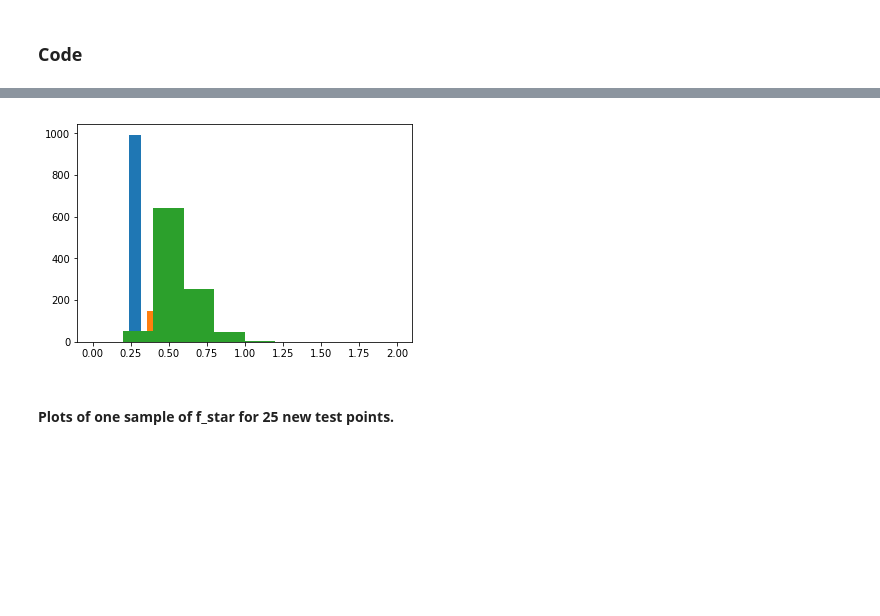
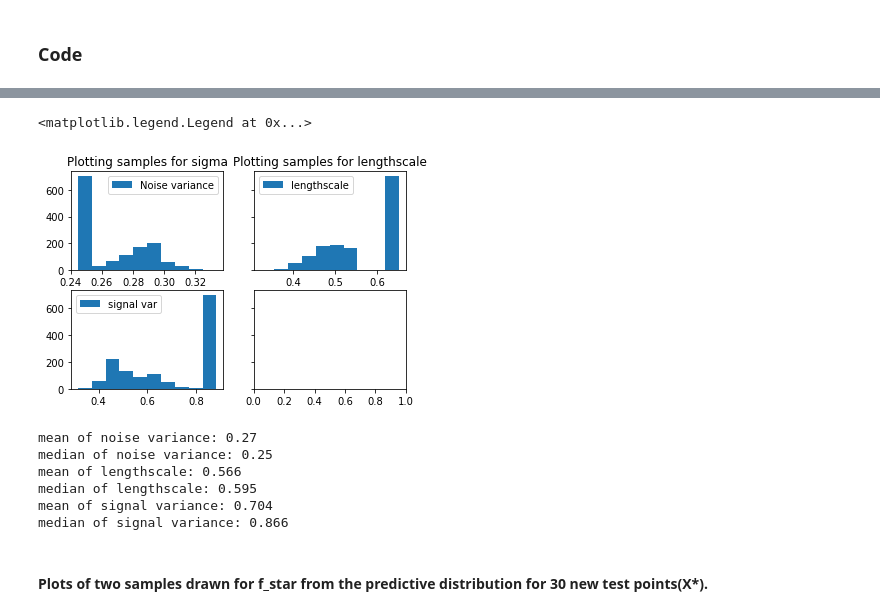
Before and after one commit to adhaka/Sparse_GP_Stan, a Jupyter notebook: temp_work/gp-stan-sparse-regression-fitc-pred.ipynb, the cells around one changed output, grey strips where cells are left out. Cells and saved outputs as stored; diff of their text form; code cells hidden in the pictures; blank space fills up the shorter version.

```diff
--- a/temp_work/gp-stan-sparse-regression-fitc-pred.ipynb
+++ b/temp_work/gp-stan-sparse-regression-fitc-pred.ipynb
@@ -28,5 +36,8 @@ SEED = 27042018
 X_u_noisy = np.linspace(0,6, M)[:, None]
 # X_u_noisy = X_u + 0.1*np.random.rand(*X_u.shape)
+# %%
+N_star = 30
+X_star = np.linspace(-1.0, 7.0, N_star)[:, None]
 # %% [markdown]
 ### Code
 # %%
@@ -193,11 +204,7 @@ INFO:pystan:COMPILING THE C++ CODE FOR MODEL anon_model_dace54e771925f548f7eac8e
-# %%
-N_star = 25
-X_star = np.linspace(-0.5, 6.5, N_star)[:, None]
-M = 20
 # %%
 gp_fitc_pred_data = {'N':200, 'x':X.flatten(), 'y':Y.flatten(), 'M':M, 'xu':X_u_noisy.flatten(), 'N_star':N_star, 'x_star':X_star.flatten()}
 # %%
-SAMPLES_SIZE = 1000
+SAMPLES_SIZE = 1400
 # %%
 fit_fitc = stan_model_fitc.sampling(data=gp_fitc_pred_data, iter=SAMPLES_SIZE, chains=2)
 # %%
@@ -244,12 +253,42 @@ plt.plot(eta[:, 10])
-# %%
-
-plt.hist(sigma, range=[0, 0.8]);
-plt.hist(rho, range=[0.2, 1]);
-plt.hist(alpha, range=[0, 2]);
-# %% [output]
-[figure, removed]
+# %%
+f, axs = plt.subplots(2,2, sharey=True)
+axs[0,0].hist(sigma_samples)
+axs[0,0].set_title('Plotting samples for sigma')
+axs[0,0].legend(['Noise variance'])
+axs[0,1].hist(rho_samples)
+axs[0,1].set_title('Plotting samples for lengthscale')
+axs[0,1].legend(['lengthscale'])
+axs[1,0].hist(alpha_samples)
+# axs[1,0].set_title('Plotting samples for signalvariance')
+axs[1,0].legend(['signal var'])
+# %% [output]
+<matplotlib.legend.Legend at 0x...>
+[figure, added]
+# %%
+sigma_mean = np.mean(samples['sigma'])
+sigma_median = np.nanmedian(samples['sigma'])
+
+l_mean = np.mean(samples['rho'])
+l_median = np.nanmedian(samples['rho'])
+
+sigvar_mean = np.mean(samples['alpha'])
+sigvar_median = np.nanmedian(samples['alpha'])
+
+print("mean of noise variance: %.2f" % sigma_mean)
+print("median of noise variance: %.2f"% sigma_median)
+print("mean of lengthscale: %.3f"% l_mean)
+print("median of lengthscale: %.3f"% l_median)
+print("mean of signal variance: %.3f"% sigvar_mean)
+print("median of signal variance: %.3f"% sigvar_median)
+# %% [output]
+mean of noise variance: 0.27
+median of noise variance: 0.25
+mean of lengthscale: 0.566
+median of lengthscale: 0.595
+mean of signal variance: 0.704
+median of signal variance: 0.866
 # %% [markdown]
-#### Plots of one sample of f_star for 25 new test points.
+#### Plots of two samples drawn for f_star from the predictive distribution for 30 new test points(X*).
 # %%
 plt.plot(X,Y, 'ro')
 plt.plot(X_star, f_star[4,:], 'bo')
```
Also changed, not shown: parts of 29 cells of this notebook, 10 other files.
